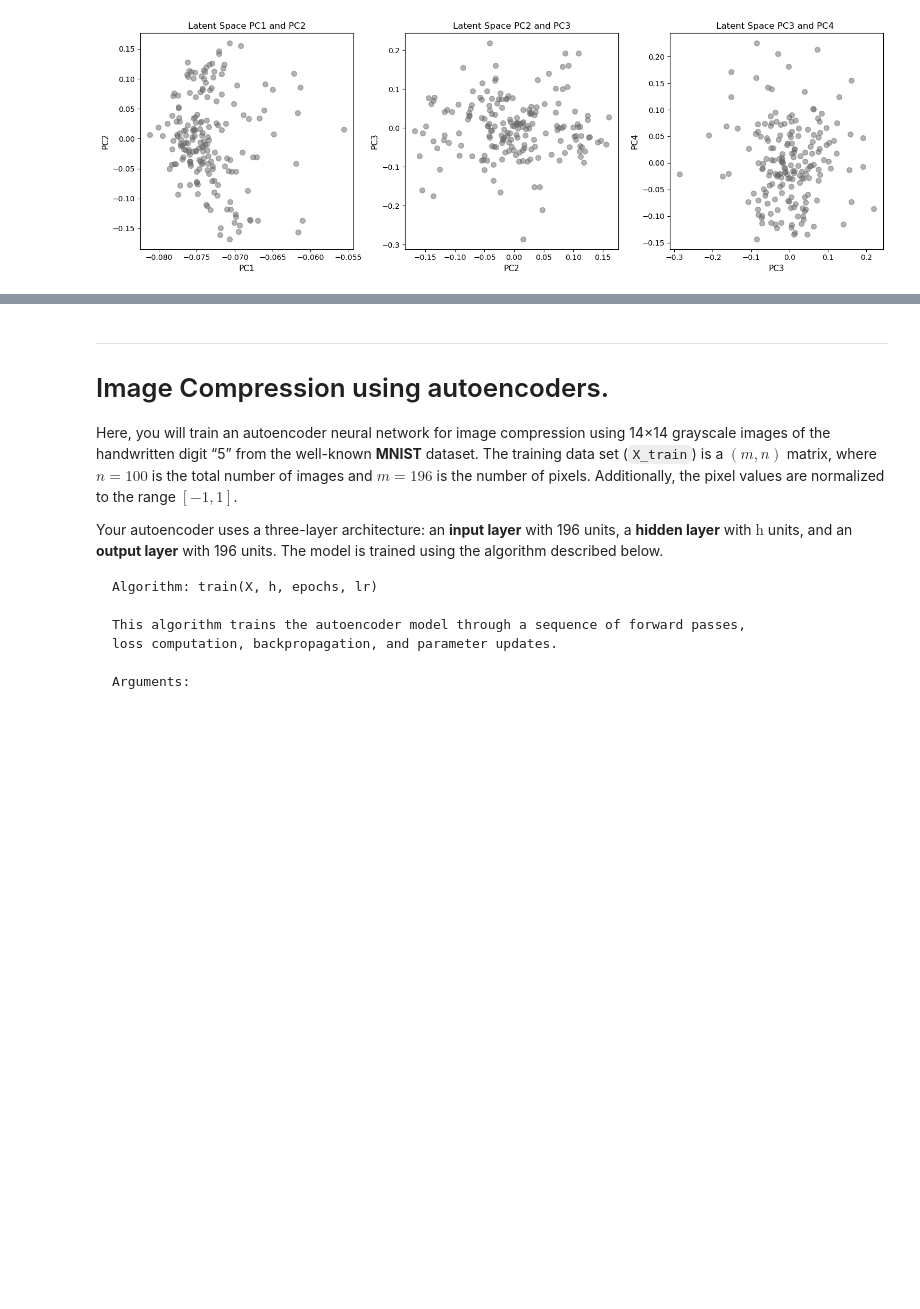
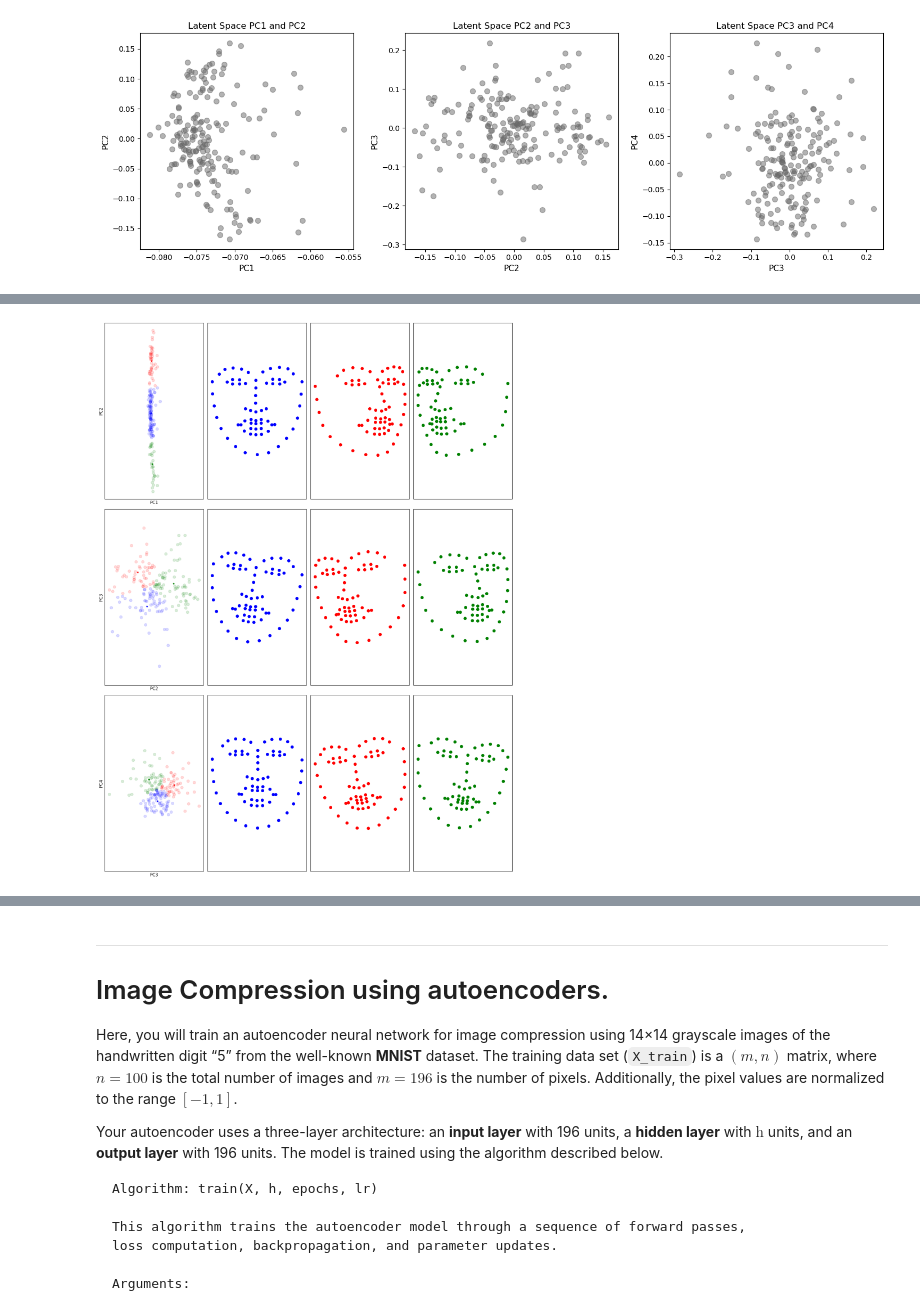
Before and after one commit to chnabi/c562-final-project, a Jupyter notebook: FP.ipynb, the cells around one changed output, grey strips where cells are left out. Cells and saved outputs as stored; diff of their text form; code cells hidden in the pictures; blank space fills up the shorter version.

```diff
--- a/FP.ipynb
+++ b/FP.ipynb
@@ -212,3 +182,89 @@ AttributeError: 'numpy.ndarray' object has no attribute 'scatter'
+# %%
+# --------------------------------------
+# Add your P2 coding solution below.
+# --------------------------------------
+
+kmeans_models = []
+all_clusters = []
+all_centers = []
+
+
+stacks = [
+    np.column_stack([pc1, pc2]),
+    np.column_stack([pc2, pc3]),
+    np.column_stack([pc3, pc4])
+]
+
+for stack in stacks:
+    km = kmeans(n_clusters=3, n_init=10)
+    clusters = km.fit_predict(stack)
+    kmeans_models.append(km)
+    all_clusters.append(clusters)
+    all_centers.append(km.cluster_centers_)
+
+
+fig, axes = plt.subplots(3, 4, figsize=(15, 20))
+colors = ['blue', 'red', 'green']
+pc_labels = [("PC1", "PC2"), ("PC2", "PC3"), ("PC3", "PC4")]
+
+for row in range(3):
+    clusters = all_clusters[row]
+    centers = all_centers[row]
+    stack = stacks[row]
+    pc_x, pc_y = pc_labels[row]
+    axes[row, 0].set_xlabel(pc_x, fontsize=11)
+    axes[row, 0].set_ylabel(pc_y, fontsize=11)
+
+
+    ax = axes[row, 0]
+    for cluster_id in range(3):
+        mask = clusters == cluster_id
+        points = stack[mask]
+        ax.scatter(points[:, 0], points[:, 1], c=colors[cluster_id],
+                  marker='o', s=50, alpha=0.15)
+    ax.scatter(centers[:, 0], centers[:, 1], c=colors, marker='*', s=15)
+    ax.set_xticks([])
+    ax.set_yticks([])
+    ax.set_aspect('equal', adjustable='datalim')
+
+    for cluster_id in range(3):
+        ax = axes[row, cluster_id + 1]
+        mask = clusters == cluster_id
+
+        cluster_faces = fdf_train.iloc[:, mask].values
+        avg_face = np.mean(cluster_faces, axis=1)
+
+
+        ax.scatter(avg_face[::2], avg_face[1::2], c=colors[cluster_id],
+                  marker='o', s=50)
+        ax.set_xticks([])
+        ax.set_yticks([])
+        ax.set_aspect('equal', adjustable='datalim')
+
+
+for row in range(3):
+    pc_x, pc_y = pc_labels[row]
+    axes[row, 0].set_xlabel(pc_x, fontsize=11)
+    axes[row, 0].set_ylabel(pc_y, fontsize=11)
+
+
+for row in range(3):
+    for col in range(4):
+        axes[row, col].set_xticks([])
+        axes[row, col].set_yticks([])
+        axes[row, col].set_aspect('equal')
+
+
+pc_labels = [("PC1", "PC2"), ("PC2", "PC3"), ("PC3", "PC4")]
+for row in range(3):
+    axes[row, 0].set_xlabel(pc_labels[row][0], fontsize=11)
+    axes[row, 0].set_ylabel(pc_labels[row][1], fontsize=11)
+
+
+plt.tight_layout()
+plt.show()
+# %% [output]
+[figure, added]
 # %% [markdown]
 ****
 
```
Also changed, not shown: parts of 1 cell of this notebook.
